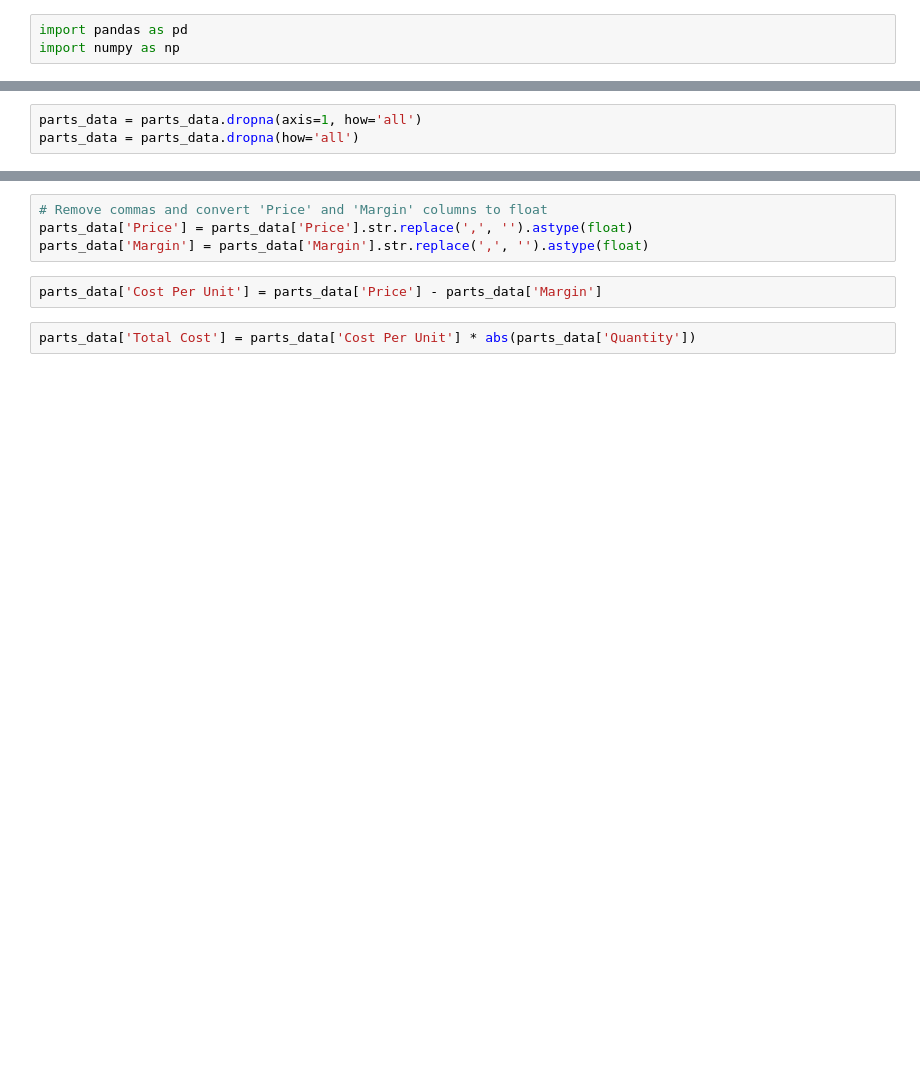
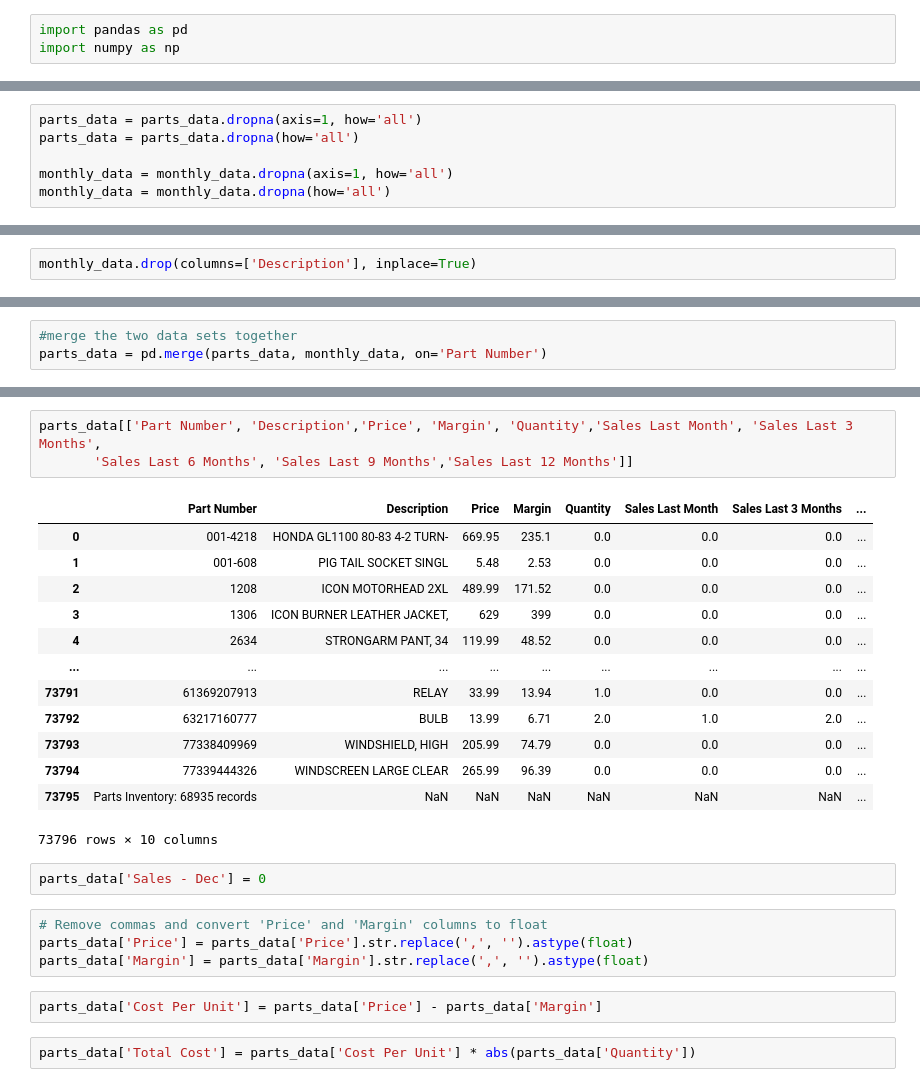
Before and after one commit to skyler22wilson/final_project, a Jupyter notebook: notebooks/data_cleaning.ipynb, the cells around one changed output, grey strips where cells are left out. Saved outputs shown, nothing was run; the diff lists cells and outputs as text; blank space fills up the shorter version.

```diff
--- a/notebooks/data_cleaning.ipynb
+++ b/notebooks/data_cleaning.ipynb
@@ -6,3 +7,6 @@ parts_data = pd.read_csv('/Users/skylerwilson/Desktop/Lighthouse_Labs/Projects/f
 # %%
 parts_data = parts_data.dropna(axis=1, how='all')
 parts_data = parts_data.dropna(how='all')
+
+monthly_data = monthly_data.dropna(axis=1, how='all')
+monthly_data = monthly_data.dropna(how='all')
@@ -85,0 +96,2 @@ memory usage: 21.0+ MB
+# %%
+monthly_data.drop(columns=['Description'], inplace=True)
@@ -85,0 +118,3 @@ memory usage: 21.0+ MB
+# %%
+#merge the two data sets together
+parts_data = pd.merge(parts_data, monthly_data, on='Part Number')
@@ -86,3 +167,22 @@ memory usage: 21.0+ MB
+# %%
+parts_data[['Part Number', 'Description','Price', 'Margin', 'Quantity','Sales Last Month', 'Sales Last 3 Months',
+       'Sales Last 6 Months', 'Sales Last 9 Months','Sales Last 12 Months']]
+# %% [output]
+|  | Part Number | Description | Price | Margin | Quantity | Sales Last Month | Sales Last 3 Months | ... |
+| 0 | 001-4218 | HONDA GL1100 80-83 4-2 TURN- | 669.95 | 235.1 | 0.0 | 0.0 | 0.0 | ... |
+| 1 | 001-608 | PIG TAIL SOCKET SINGL | 5.48 | 2.53 | 0.0 | 0.0 | 0.0 | ... |
+| 2 | 1208 | ICON MOTORHEAD 2XL | 489.99 | 171.52 | 0.0 | 0.0 | 0.0 | ... |
+| 3 | 1306 | ICON BURNER LEATHER JACKET, | 629 | 399 | 0.0 | 0.0 | 0.0 | ... |
+| 4 | 2634 | STRONGARM PANT, 34 | 119.99 | 48.52 | 0.0 | 0.0 | 0.0 | ... |
+| ... | ... | ... | ... | ... | ... | ... | ... | ... |
+| 73791 | 61369207913 | RELAY | 33.99 | 13.94 | 1.0 | 0.0 | 0.0 | ... |
+| 73792 | 63217160777 | BULB | 13.99 | 6.71 | 2.0 | 1.0 | 2.0 | ... |
+| 73793 | 77338409969 | WINDSHIELD, HIGH | 205.99 | 74.79 | 0.0 | 0.0 | 0.0 | ... |
+| 73794 | 77339444326 | WINDSCREEN LARGE CLEAR | 265.99 | 96.39 | 0.0 | 0.0 | 0.0 | ... |
+| 73795 | Parts Inventory: 68935 records | NaN | NaN | NaN | NaN | NaN | NaN | ... |
+73796 rows × 10 columns
+# %%
+parts_data['Sales - Dec'] = 0
 # %%
 # Remove commas and convert 'Price' and 'Margin' columns to float
 parts_data['Price'] = parts_data['Price'].str.replace(',', '').astype(float)
```
Also changed, not shown: parts of 40 cells of this notebook, 7 other files.
